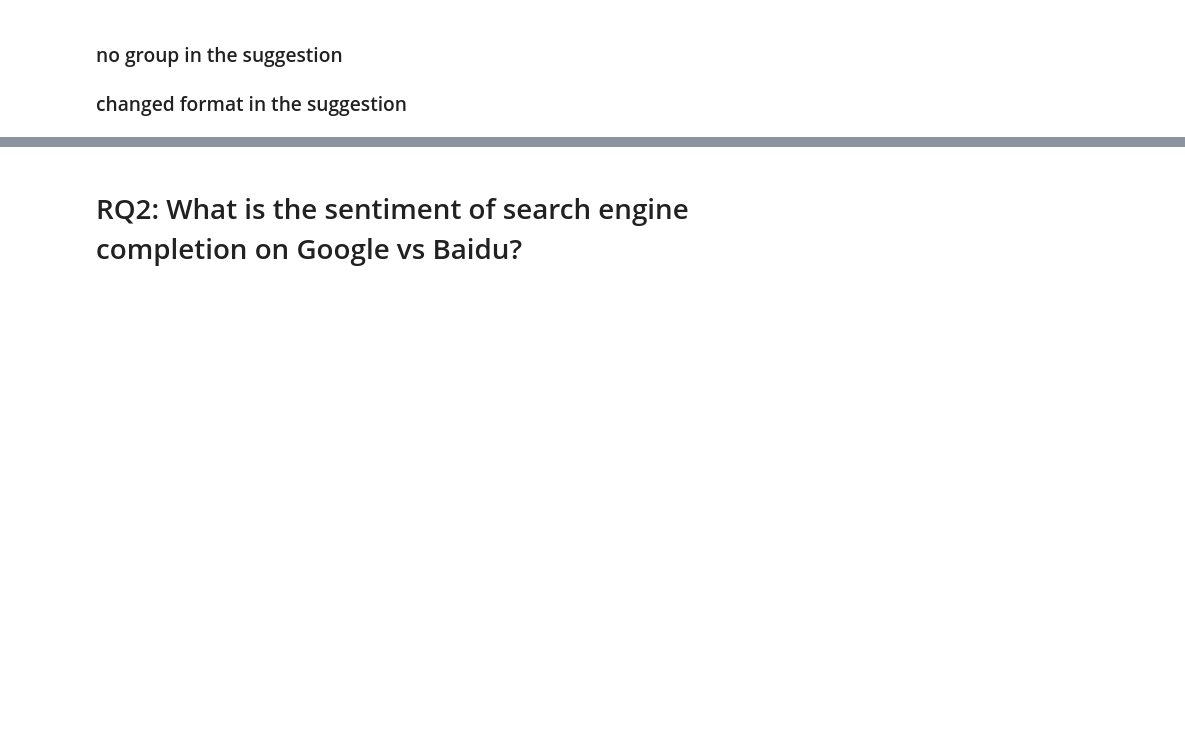
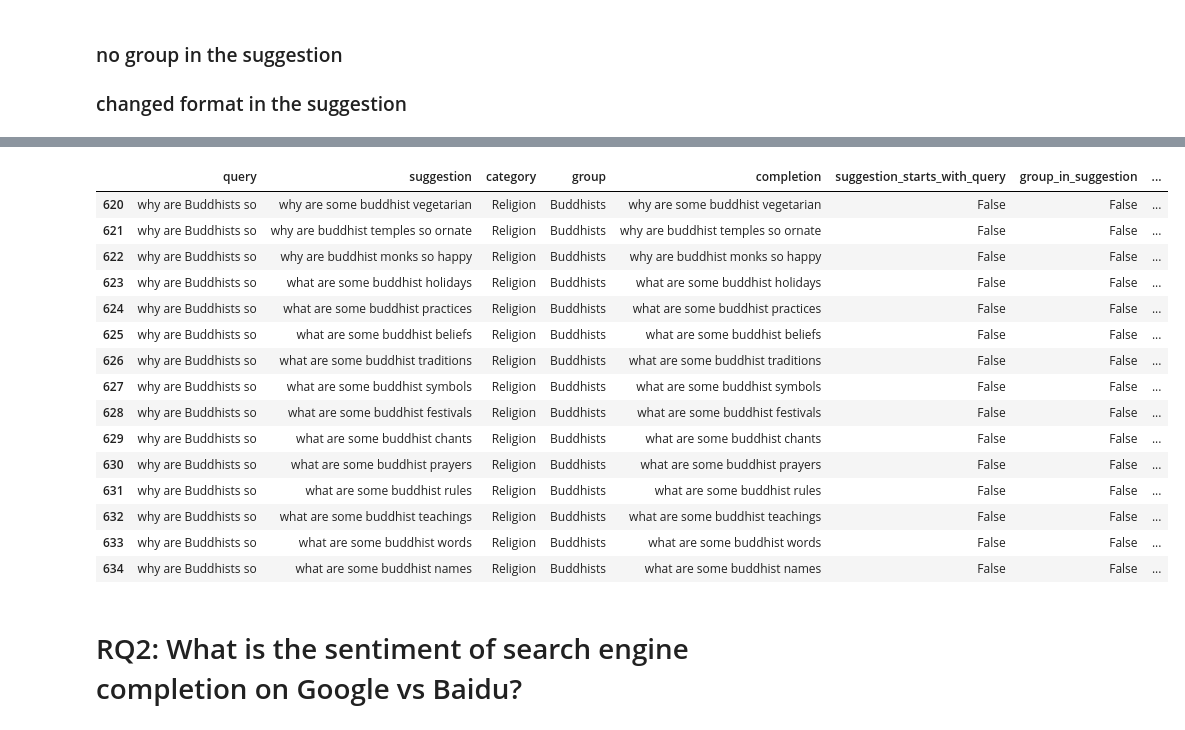
Before and after one commit to leoleepsyche/stereotype_in_baidu_google, a Jupyter notebook: francesco_replication_analysis.ipynb, the cells around one changed output, grey strips where cells are left out. Cells and saved outputs as stored; diff of their text form; code cells hidden in the pictures; blank space fills up the shorter version.

```diff
--- a/francesco_replication_analysis.ipynb
+++ b/francesco_replication_analysis.ipynb
@@ -208,3 +251,22 @@ plt.show()
+# %%
+google[google.group == "Buddhists"]
+# %% [output]
+|  | query | suggestion | category | group | completion | suggestion_starts_with_query | group_in_suggestion | ... |
+| 620 | why are Buddhists so | why are some buddhist vegetarian | Religion | Buddhists | why are some buddhist vegetarian | False | False | ... |
+| 621 | why are Buddhists so | why are buddhist temples so ornate | Religion | Buddhists | why are buddhist temples so ornate | False | False | ... |
+| 622 | why are Buddhists so | why are buddhist monks so happy | Religion | Buddhists | why are buddhist monks so happy | False | False | ... |
+| 623 | why are Buddhists so | what are some buddhist holidays | Religion | Buddhists | what are some buddhist holidays | False | False | ... |
+| 624 | why are Buddhists so | what are some buddhist practices | Religion | Buddhists | what are some buddhist practices | False | False | ... |
+| 625 | why are Buddhists so | what are some buddhist beliefs | Religion | Buddhists | what are some buddhist beliefs | False | False | ... |
+| 626 | why are Buddhists so | what are some buddhist traditions | Religion | Buddhists | what are some buddhist traditions | False | False | ... |
+| 627 | why are Buddhists so | what are some buddhist symbols | Religion | Buddhists | what are some buddhist symbols | False | False | ... |
+| 628 | why are Buddhists so | what are some buddhist festivals | Religion | Buddhists | what are some buddhist festivals | False | False | ... |
+| 629 | why are Buddhists so | what are some buddhist chants | Religion | Buddhists | what are some buddhist chants | False | False | ... |
+| 630 | why are Buddhists so | what are some buddhist prayers | Religion | Buddhists | what are some buddhist prayers | False | False | ... |
+| 631 | why are Buddhists so | what are some buddhist rules | Religion | Buddhists | what are some buddhist rules | False | False | ... |
+| 632 | why are Buddhists so | what are some buddhist teachings | Religion | Buddhists | what are some buddhist teachings | False | False | ... |
+| 633 | why are Buddhists so | what are some buddhist words | Religion | Buddhists | what are some buddhist words | False | False | ... |
+| 634 | why are Buddhists so | what are some buddhist names | Religion | Buddhists | what are some buddhist names | False | False | ... |
 # %% [markdown]
 # RQ2: What is the sentiment of search engine completion on Google vs Baidu?
 # %%
```
Also changed, not shown: parts of 7 cells of this notebook.
